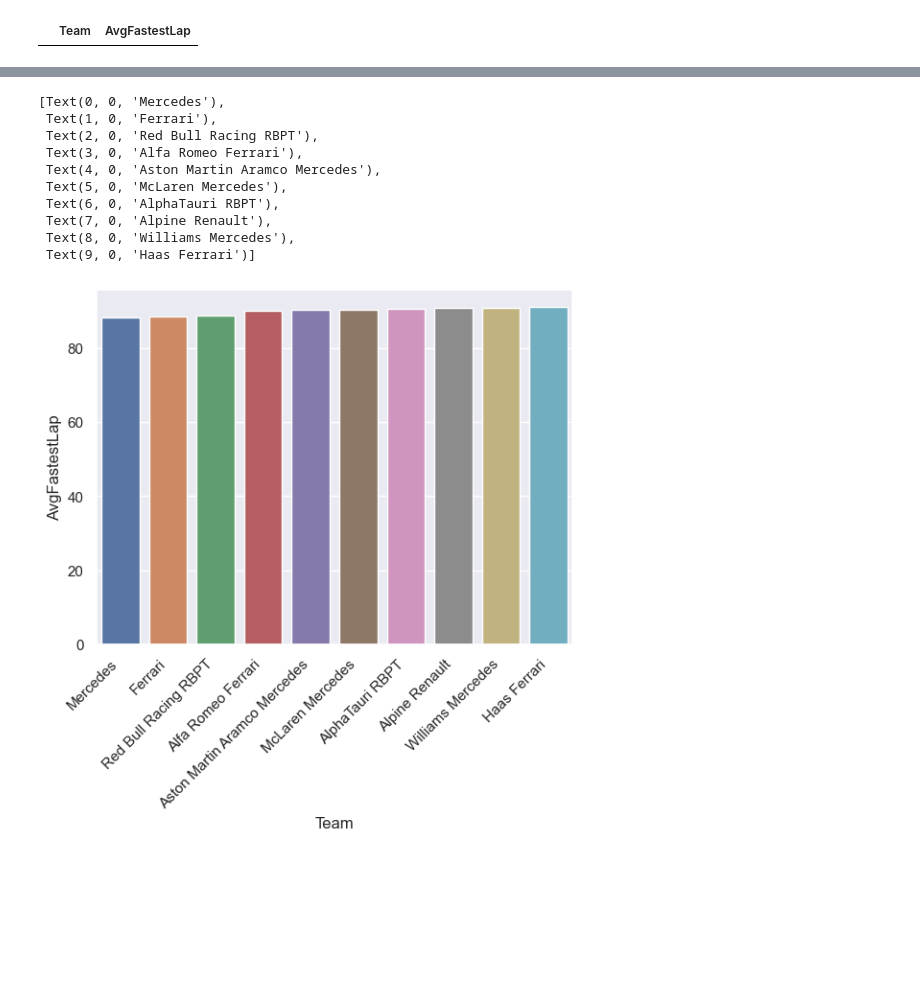
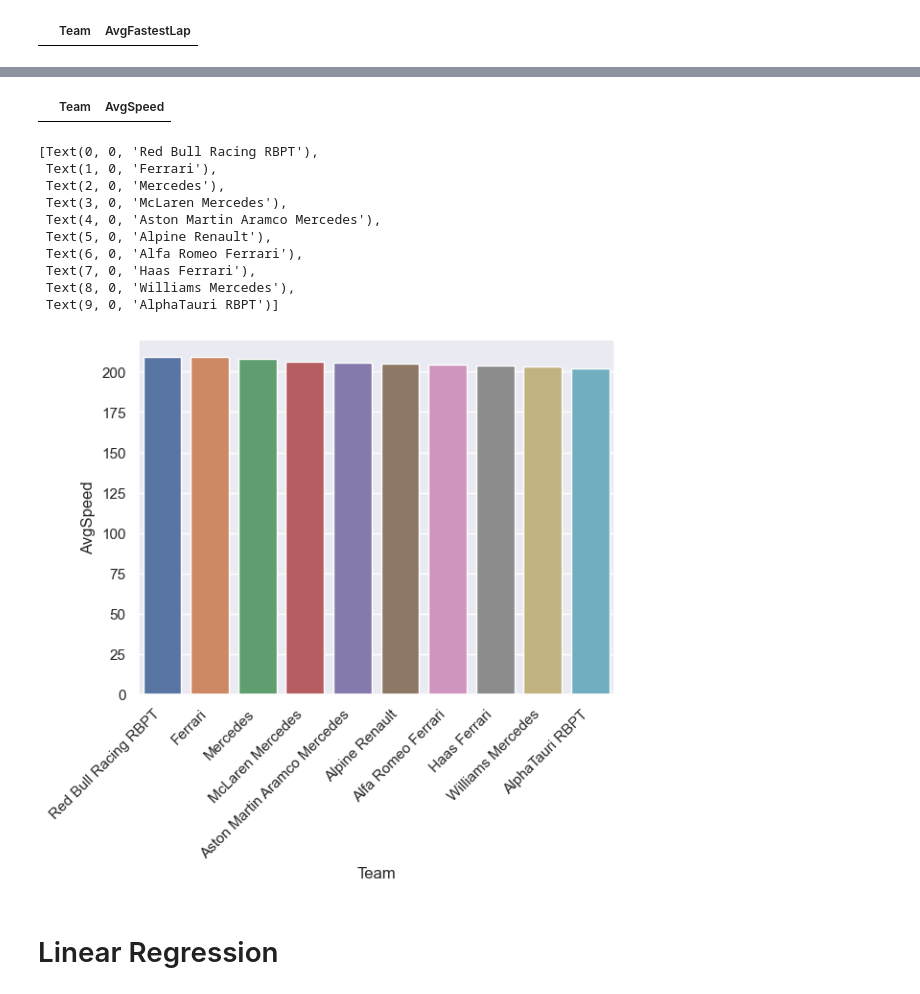
Before and after one commit to JB-26/f1-2022-analysis, a Jupyter notebook: team-analysis.ipynb, the cells around one changed output, grey strips where cells are left out. Drawn from its saved outputs; the diff is of its cells as text; code cells hidden in the pictures; blank space fills up the shorter version.

```diff
--- a/team-analysis.ipynb
+++ b/team-analysis.ipynb
@@ -13,7 +13,6 @@ sns.set_theme()
 # %%
 # create dataframe and remove extra column
 raceResults = pd.read_csv('data/compiled-data/race-results.csv')
-raceResults.drop(columns=['Unnamed: 0'], axis=1, inplace=True)
 raceResults.head()
 # %% [output]
 |  | POS | Driver | Car | Laps | Time/Retired | PTS | Race |
@@ -117,7 +116,6 @@ for i in teamNameArray:
 # Fastest lap - average speed
 # %%
 fastestLap = pd.read_csv('data/compiled-data/fastest-laps.csv')
-fastestLap.drop(columns=['Unnamed: 0'], axis=1, inplace=True)
 fastestLap.head()
 # %% [output]
 |  | NO | DRIVER | CAR | RACE | FL | AVG_SPEED |
@@ -180,15 +193,30 @@ avgFastestLapTeam.sort_values(by='AvgFastestLap', inplace=True, ascending=True)
+# %%
+avgSpeedTeam = pd.DataFrame()
+avgSpeedTeam = avgSpeedTeam.assign(Team = '', AvgSpeed = '')
+avgSpeedTeam.head()
+# %% [output]
+|  | Team | AvgSpeed |
+# %%
+for i in teamNameArray:
+    testRes = round(fastestLap.loc[fastestLap['CAR'] == i]['AVG_SPEED'].mean(), 2)
+    avgSpeedTeam.loc[-1] = [i, testRes]
+    avgSpeedTeam.index = avgSpeedTeam.index + 1
+
+avgSpeedTeam.sort_values(by='AvgSpeed', inplace=True, ascending=False)
 # %%
-avgSpeedPlotTeam = sns.barplot(x='Team', y='AvgFastestLap', data=avgFastestLapTeam)
+avgSpeedPlotTeam = sns.barplot(x='Team', y='AvgSpeed', data=avgSpeedTeam)
 avgSpeedPlotTeam.set_xticklabels(avgSpeedPlotTeam.get_xticklabels(), rotation=45, horizontalalignment='right')
 # %% [output]
-[Text(0, 0, 'Mercedes'),
+[Text(0, 0, 'Red Bull Racing RBPT'),
  Text(1, 0, 'Ferrari'),
- Text(2, 0, 'Red Bull Racing RBPT'),
- Text(3, 0, 'Alfa Romeo Ferrari'),
+ Text(2, 0, 'Mercedes'),
+ Text(3, 0, 'McLaren Mercedes'),
  Text(4, 0, 'Aston Martin Aramco Mercedes'),
- Text(5, 0, 'McLaren Mercedes'),
- Text(6, 0, 'AlphaTauri RBPT'),
- Text(7, 0, 'Alpine Renault'),
+ Text(5, 0, 'Alpine Renault'),
+ Text(6, 0, 'Alfa Romeo Ferrari'),
+ Text(7, 0, 'Haas Ferrari'),
  Text(8, 0, 'Williams Mercedes'),
- Text(9, 0, 'Haas Ferrari')]
+ Text(9, 0, 'AlphaTauri RBPT')]
-[figure, old version]
+[figure, new version]
+# %% [markdown]
+# Linear Regression
```
Also changed, not shown: parts of 3 cells of this notebook, 1 other file.
